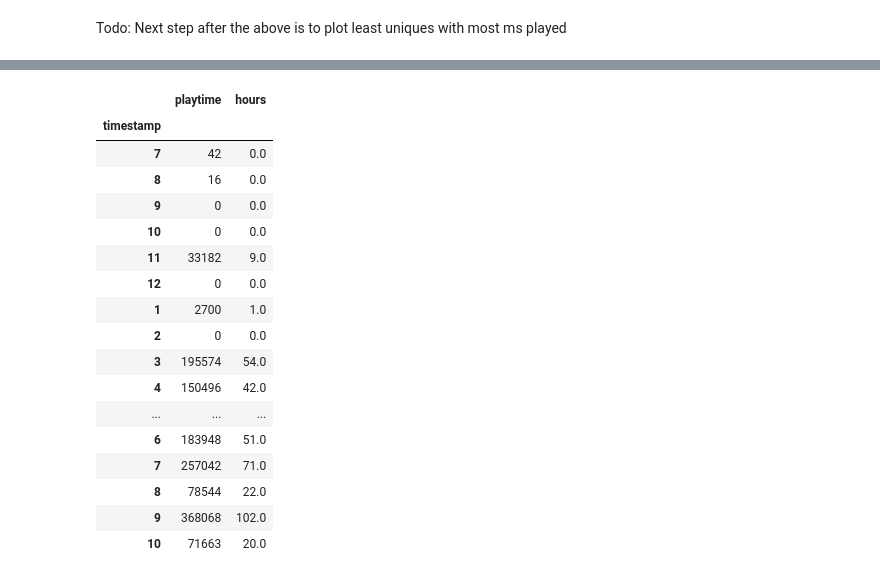
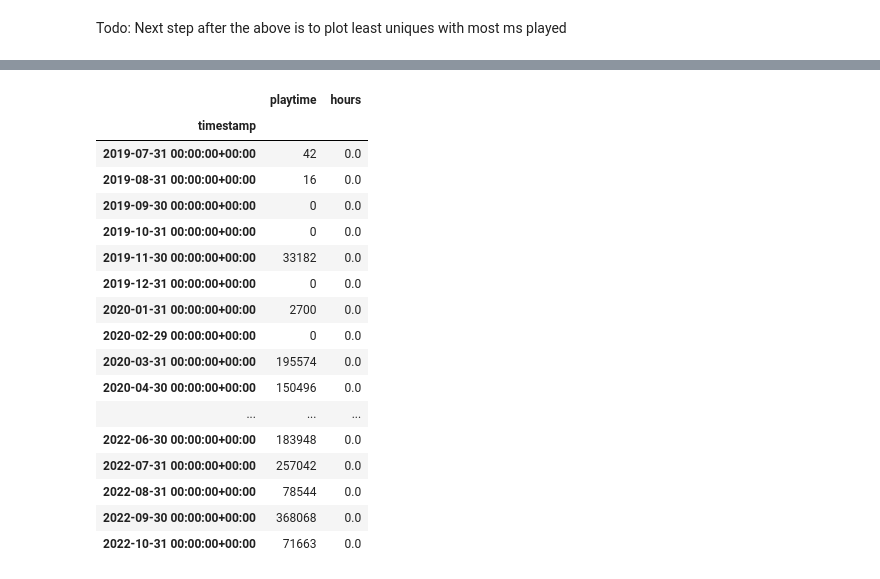
Before and after one commit to mmmuir/CL_DA2, a Jupyter notebook: spotipy_analysis.ipynb, the cells around one changed output, grey strips where cells are left out. Cells and saved outputs as stored; diff of their text form; code cells hidden in the pictures.

```diff
--- a/spotipy_analysis.ipynb
+++ b/spotipy_analysis.ipynb
@@ -351,29 +288,39 @@ pod_df
 # %%
-pod.loc[:, "hours"] = pod_df.loc[:, "playtime"] / 3600
-pod.drop(columns=["spotify_episode_uri", "start", "playtime"])
+# import_all()
+pod = pod_df.copy()
+pod.loc[:, 'hours'] = pod_df.loc[:, 'playtime'].copy() / 3600
+pod.drop(columns=['spotify_episode_uri',
+                            'start',
+                           'playtime'])
 pod.index = pod.timestamp
-pod
+podm = pod.resample("M").sum().round()
+podm
+# podm.index.month
 
-podm = pod.resample("M").sum().round()
+# pod.loc[:, "hours"] = pod_df.loc[:, "playtime"] / 3600
+# pod.drop(columns=["spotify_episode_uri", "start", "playtime"])
+# pod.index = pod.timestamp
+# pod
 
-podm.index = podm.index.month
-podm
+
+# podm.index = podm.index.month
+# podm
 # %% [output]
 |  | playtime | hours |
 | timestamp |  |  |
-| 7 | 42 | 0.0 |
-| 8 | 16 | 0.0 |
-| 9 | 0 | 0.0 |
-| 10 | 0 | 0.0 |
-| 11 | 33182 | 9.0 |
-| 12 | 0 | 0.0 |
-| 1 | 2700 | 1.0 |
-| 2 | 0 | 0.0 |
-| 3 | 195574 | 54.0 |
-| 4 | 150496 | 42.0 |
+| 2019-07-31 00:00:00+00:00 | 42 | 0.0 |
+| 2019-08-31 00:00:00+00:00 | 16 | 0.0 |
+| 2019-09-30 00:00:00+00:00 | 0 | 0.0 |
+| 2019-10-31 00:00:00+00:00 | 0 | 0.0 |
+| 2019-11-30 00:00:00+00:00 | 33182 | 0.0 |
+| 2019-12-31 00:00:00+00:00 | 0 | 0.0 |
+| 2020-01-31 00:00:00+00:00 | 2700 | 0.0 |
+| 2020-02-29 00:00:00+00:00 | 0 | 0.0 |
+| 2020-03-31 00:00:00+00:00 | 195574 | 0.0 |
+| 2020-04-30 00:00:00+00:00 | 150496 | 0.0 |
 | ... | ... | ... |
-| 6 | 183948 | 51.0 |
-| 7 | 257042 | 71.0 |
-| 8 | 78544 | 22.0 |
-| 9 | 368068 | 102.0 |
-| 10 | 71663 | 20.0 |
+| 2022-06-30 00:00:00+00:00 | 183948 | 0.0 |
+| 2022-07-31 00:00:00+00:00 | 257042 | 0.0 |
+| 2022-08-31 00:00:00+00:00 | 78544 | 0.0 |
+| 2022-09-30 00:00:00+00:00 | 368068 | 0.0 |
+| 2022-10-31 00:00:00+00:00 | 71663 | 0.0 |
```
Also changed, not shown: parts of 14 cells of this notebook, 2 other files.
